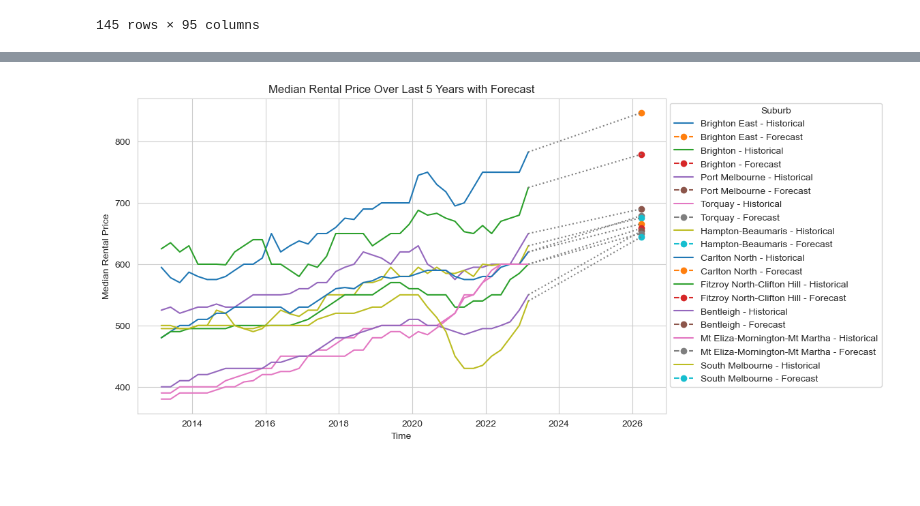
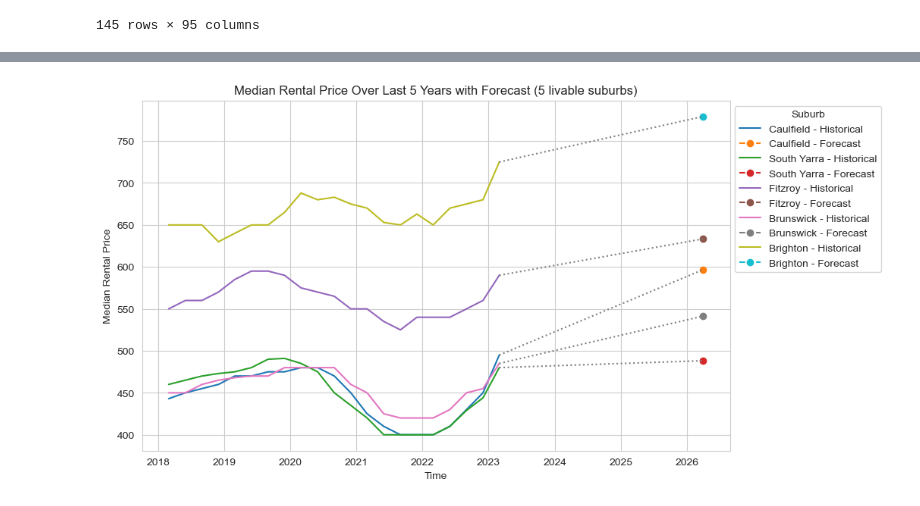
Before and after one commit to vanessagraciia/Real-Estate-Industry-Project, a Jupyter notebook: notebooks/Predicted Growth.ipynb, the cells around one changed output, grey strips where cells are left out. Cells and saved outputs as stored; diff of their text form; code cells hidden in the pictures; blank space fills up the shorter version.

```diff
--- a/notebooks/Predicted Growth.ipynb
+++ b/notebooks/Predicted Growth.ipynb
@@ -394,7 +423,10 @@ from statsmodels.tsa.arima.model import ARIMA
 # %%
 from pmdarima import auto_arima
 # %%
-forecasted_values = {}
+from pmdarima import auto_arima
+
+predicted_value_values = {}
+growth_rate_values = {}
 
 for suburb in df_median.index:
     suburb_data = df_median.loc[suburb]
@@ -405,15 +437,25 @@ for suburb in df_median.index:
 
     forecast = stepwise_model.predict(n_periods=12)
 
-    forecasted_values[suburb] = forecast[-1] if isinstance(forecast, (list, np.ndarray)) else forecast.values[-1]
+    # Get the last forecasted value
+    last_forecasted_value = forecast[-1] if isinstance(forecast, (list, np.ndarray)) else forecast.values[-1]
 
+    # Get the last known value
+    last_known_value = suburb_data[-1]
+
+    # Calculate the growth rate
+    growth_rate = ((last_forecasted_value / last_known_value) ** (1/3)) - 1
+
+    predicted_value_values[suburb] = last_forecasted_value  # Storing the predicted value
+    growth_rate_values[suburb] = growth_rate
 
 # Convert to a DataFrame for easier sorting and indexing
-forecast_df = pd.DataFrame(list(forecasted_values.items()), columns=['Suburb', 'Forecasted Median Price'])
+growth_df = pd.DataFrame(list(predicted_value_values.items()), columns=['Suburb', 'Predicted Value in 3 Years'])
+growth_df['Growth Rate'] = growth_rate_values.values()
 
-# Sort by the forecasted price, descending, and take the top 10
-top_10_suburbs = forecast_df.sort_values('Forecasted Median Price', ascending=False).head(10)
+# Sort by the growth rate, descending, and take the top 10
+top_10_growth_suburbs = growth_df.sort_values('Growth Rate', ascending=False).head(10)
 
-# Display the top 10 suburbs
-print(top_10_suburbs)
+# Display the top 10 suburbs with the highest growth rate, their predicted values, and growth rates
+print(top_10_growth_suburbs)
 # %% [output]
@@ -470,8 +512,8 @@ last_5_years_data = df_median.loc[:, '2018-03-01':]
 plt.figure(figsize=(10, 6))
 
 # Loop through each of the top 10 suburbs
-for index, row in top_10_suburbs.iterrows():
-    suburb, forecasted_price = row['Suburb'], row['Forecasted Median Price']
+for index, row in top_10_growth_suburbs.iterrows():
+    suburb, forecasted_price = row['Suburb'], row['Predicted Value in 3 Years']
 
     # Get the historical data for this suburb
     suburb_data = last_5_years_data.loc[suburb]
@@ -500,35 +589,35 @@ plt.show()
 # %%
 # Select the data for the last 5 years
-last_10_years_data = df_median.loc[:, '2013-03-01':]
+last_5_years_data = df_median.loc[:, '2018-03-01':]
 
 # Prepare a figure
 plt.figure(figsize=(10, 6))
 
-# Loop through each of the top 10 suburbs
-for index, row in top_10_suburbs.iterrows():
-    suburb, forecasted_price = row['Suburb'], row['Forecasted Median Price']
+# Loop through each of the 5 livable suburbs
+for index, row in growth_and_predicted_rent_df.iterrows():
+    suburb, forecasted_price = row['Suburb'], row['Predicted Rent in 3 Years']
 
     # Get the historical data for this suburb
-    suburb_data = last_10_years_data.loc[suburb]
+    suburb_data = last_5_years_data.loc[suburb]
 
     # Generate a time index for the forecasted price
     forecast_index = pd.date_range(start=suburb_data.index[-1] + pd.DateOffset(months=3*12), periods=1, freq='Q')
 
     # Plot the historical data
     plt.plot(suburb_data.index, suburb_data, label=f'{suburb} - Historical')
 
     # Plot the forecasted price
     plt.plot(forecast_index, [forecasted_price], marker='o', linestyle='--', label=f'{suburb} - Forecast')
 
     plt.plot([suburb_data.index[-1], forecast_index[0]], [suburb_data[-1], forecasted_price], linestyle=':', color='grey')
 
 # Add legend and labels
 plt.legend(loc='upper left', bbox_to_anchor=(1,1), title='Suburb')
 plt.xlabel('Time')
 plt.ylabel('Median Rental Price')
-plt.title('Median Rental Price Over Last 5 Years with Forecast')
+plt.title('Median Rental Price Over Last 5 Years with Forecast (5 livable suburbs)')
 
 # Show the plot
 plt.show()
 # %% [output]
-[figure, old version]
+[figure, new version]
```
Also changed, not shown: parts of 11 cells of this notebook.
